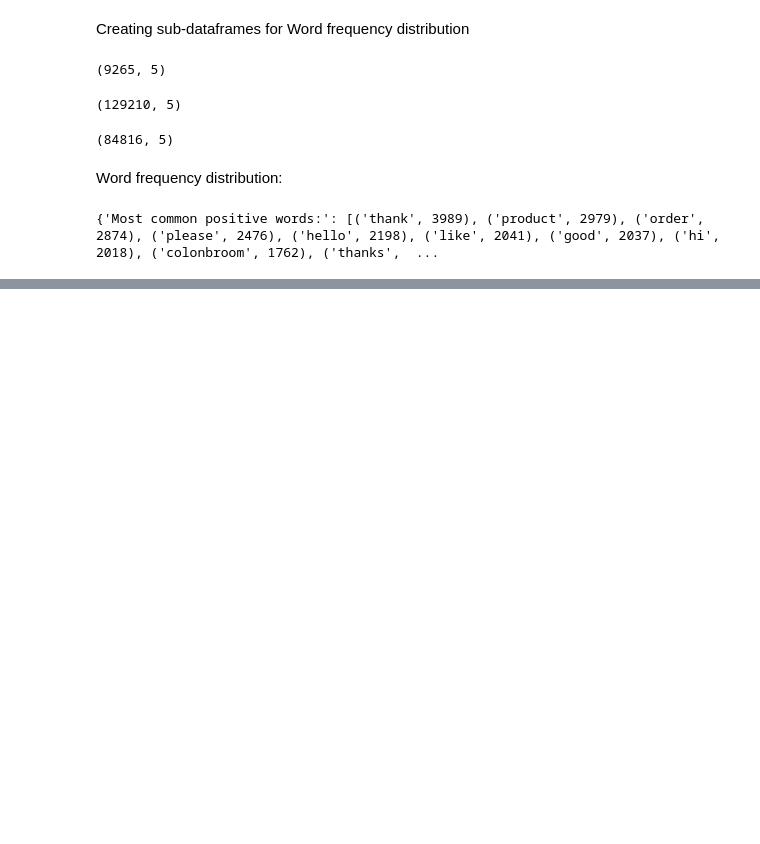
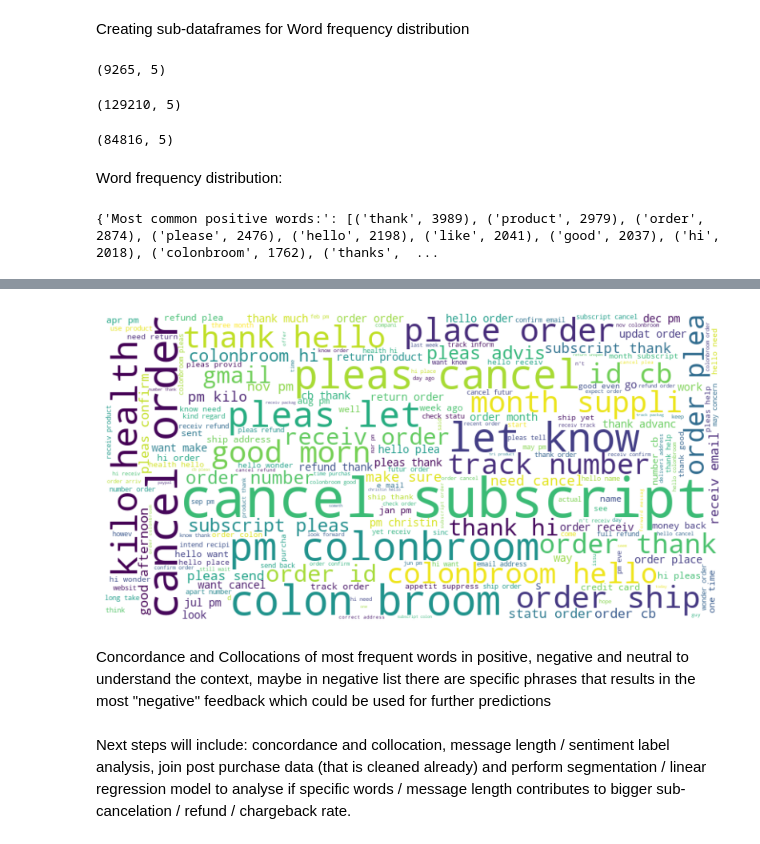
Before and after one commit to whoislukas/ds_final, a Jupyter notebook: git_test.ipynb, the cells around one changed output, grey strips where cells are left out. Drawn from its saved outputs; the diff is of its cells as text; code cells hidden in the pictures; blank space fills up the shorter version.

```diff
--- a/git_test.ipynb
+++ b/git_test.ipynb
@@ -553,0 +620,8 @@ print(
+# %%
+neutral_wordcloud = generate_word_cloud(df_label_comparison_neutral)
+# %% [output]
+[figure, added]
+# %% [markdown]
+Concordance and Collocations of most frequent words in positive, negative and neutral to understand the context, maybe in negative list there are specific phrases that results in the most "negative" feedback which could be used for further predictions
+# %% [markdown]
+Next steps will include: concordance and collocation, message length / sentiment label analysis, join post purchase data (that is cleaned already) and perform segmentation / linear regression model to analyse if specific words / message length contributes to bigger sub-cancelation / refund / chargeback rate.
```
Also changed, not shown: parts of 3 cells of this notebook.
